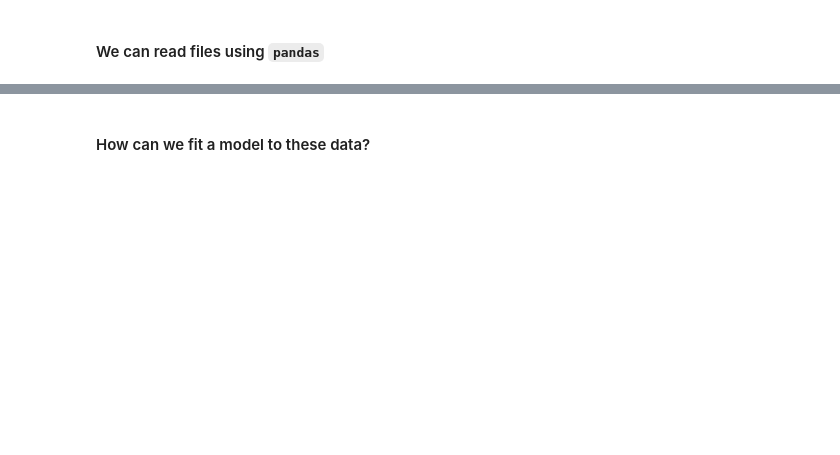
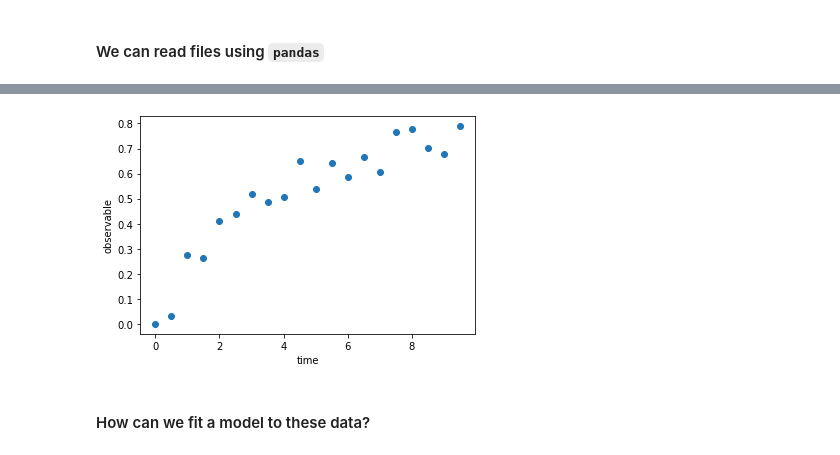
Before and after one commit to harmsm/pythonic-science, a Jupyter notebook: chapters/02_regression/00_intro-to-regression.ipynb, the cells around one changed output, grey strips where cells are left out. Cells and saved outputs as stored; diff of their text form; code cells hidden in the pictures; blank space fills up the shorter version.

```diff
--- a/chapters/02_regression/00_intro-to-regression.ipynb
+++ b/chapters/02_regression/00_intro-to-regression.ipynb
@@ -35,8 +53,10 @@ d = pd.read_csv("data/test-dataset.csv")
 # %%
 fig, ax = plt.subplots()
 ax.plot(d.time,d.obs,"o")
 ax.set_xlabel("time")
-ax.set_ylabel("observable")
+_ = ax.set_ylabel("observable")
+# %% [output]
+[figure, added]
 # %% [markdown]
 #### How can we fit a model to these data?
 # %%
```
Also changed, not shown: parts of 8 cells of this notebook, 12 other files.
